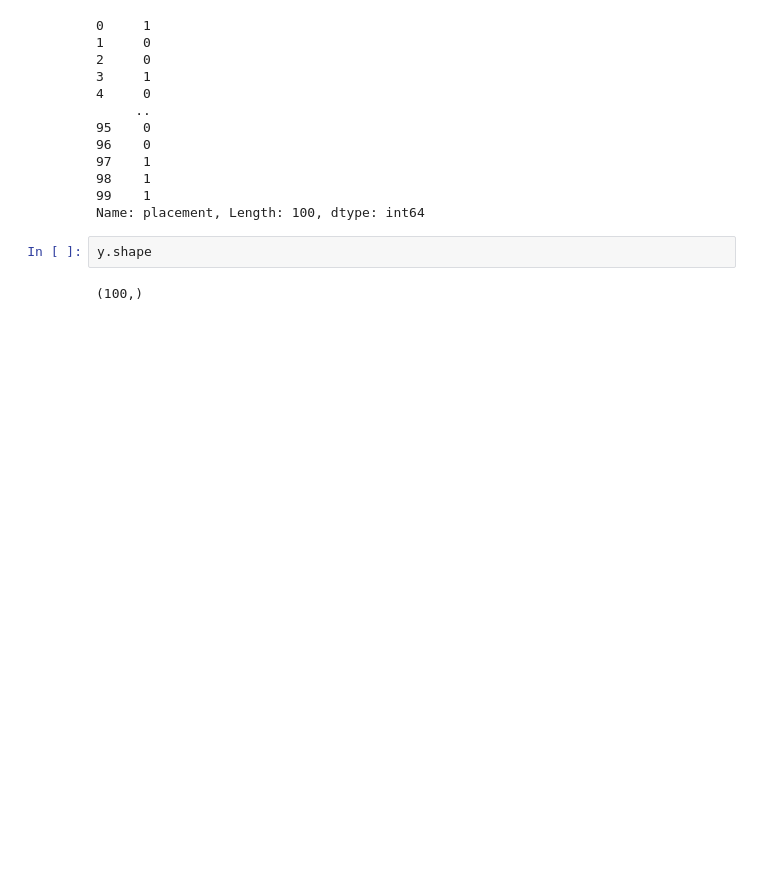
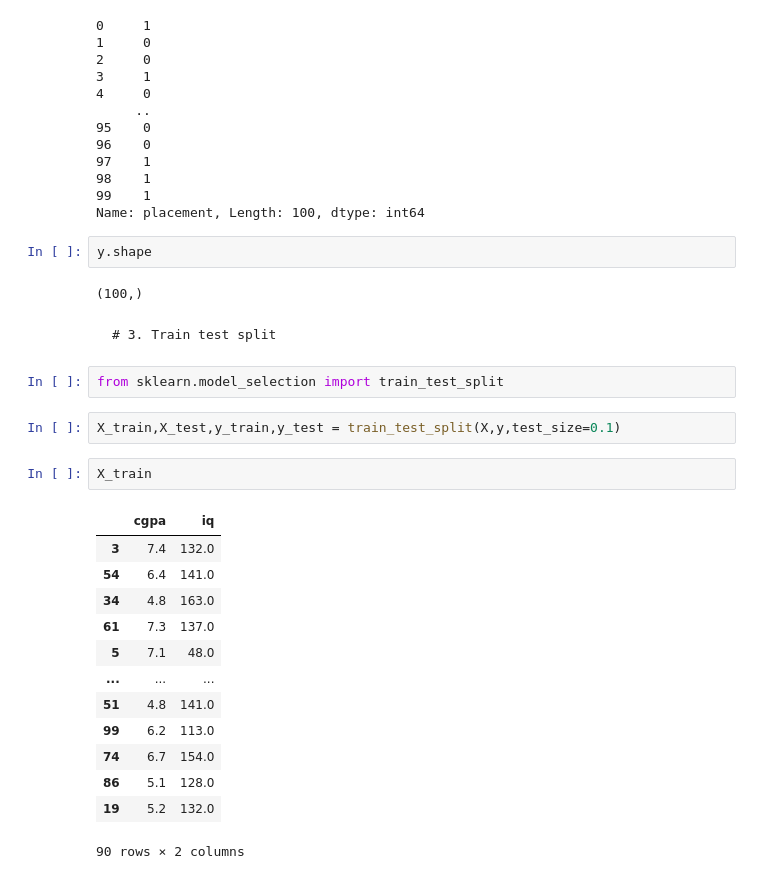
Before and after one commit to atifsalam78/Machine_Learning, a Jupyter notebook: first_toy.ipynb, the cells around one changed output. Drawn from its saved outputs; the diff is of its cells as text; blank space fills up the shorter version.

````diff
--- a/first_toy.ipynb
+++ b/first_toy.ipynb
@@ -88,3 +93,27 @@ Name: placement, Length: 100, dtype: int64
 y.shape
 # %% [output]
 (100,)
+# %% [markdown]
+```
+# 3. Train test split
+```
+# %%
+from sklearn.model_selection import train_test_split
+# %%
+X_train,X_test,y_train,y_test = train_test_split(X,y,test_size=0.1)
+# %%
+X_train
+# %% [output]
+|  | cgpa | iq |
+| 3 | 7.4 | 132.0 |
+| 54 | 6.4 | 141.0 |
+| 34 | 4.8 | 163.0 |
+| 61 | 7.3 | 137.0 |
+| 5 | 7.1 | 48.0 |
+| ... | ... | ... |
+| 51 | 4.8 | 141.0 |
+| 99 | 6.2 | 113.0 |
+| 74 | 6.7 | 154.0 |
+| 86 | 5.1 | 128.0 |
+| 19 | 5.2 | 132.0 |
+90 rows × 2 columns
````
Also changed, not shown: parts of 25 cells of this notebook, 1 other file.
